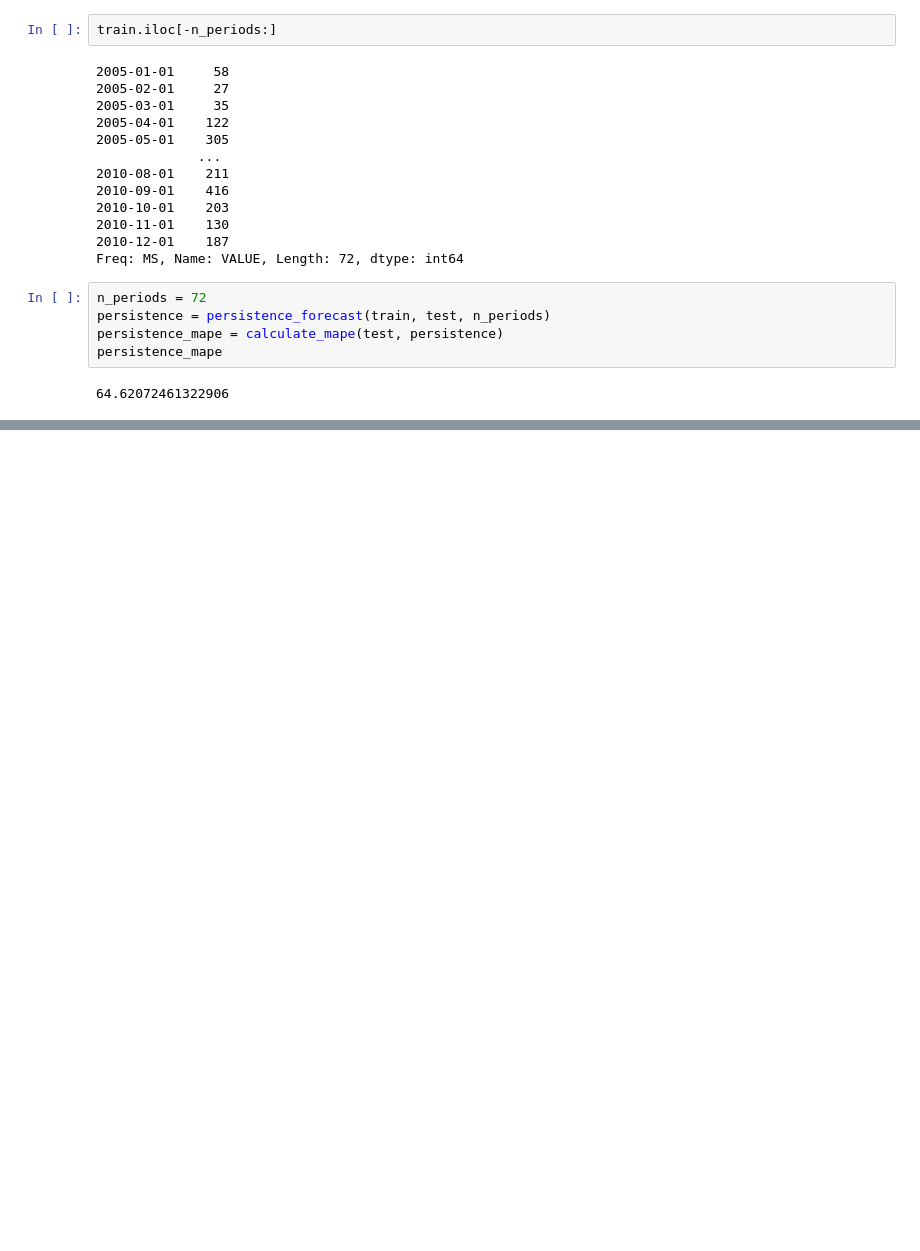
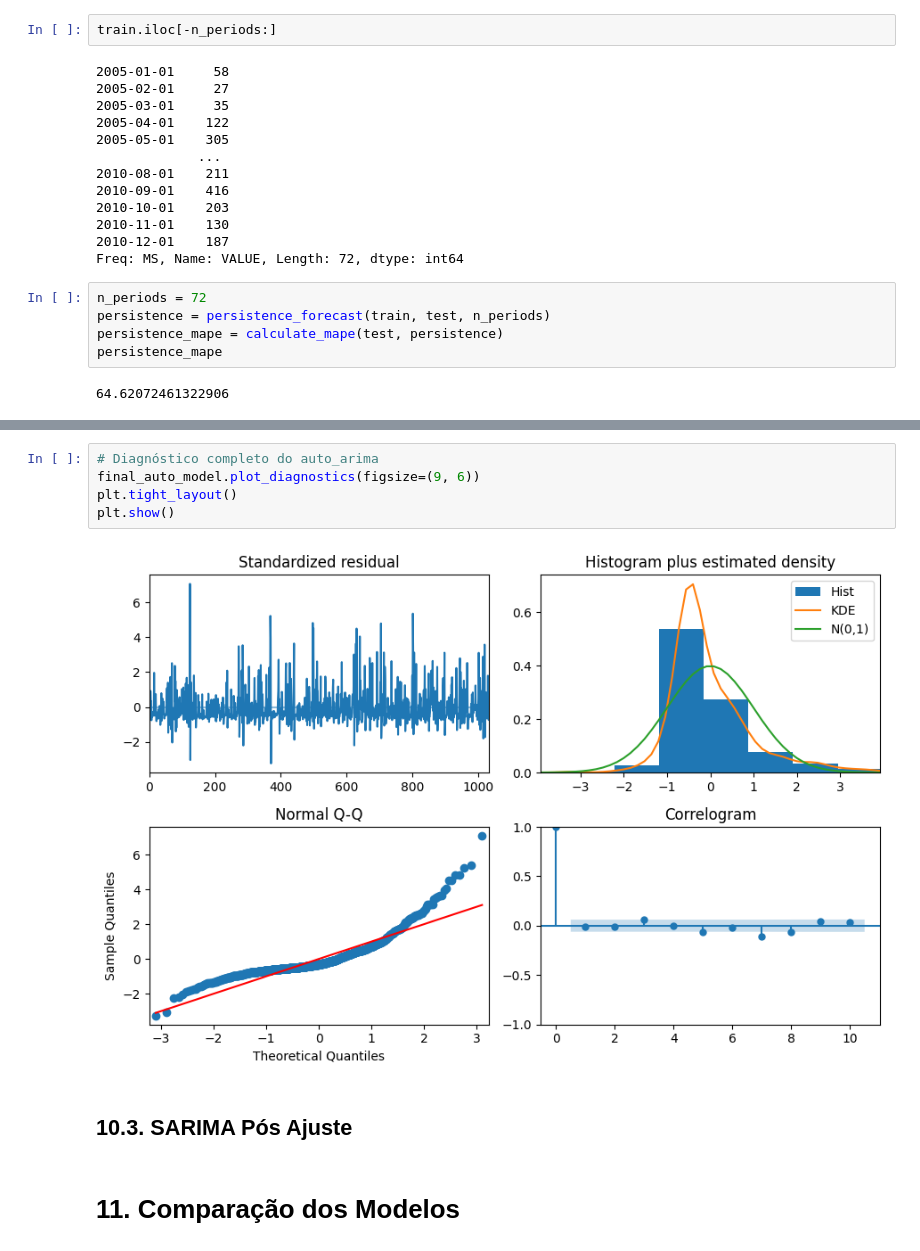
Before and after one commit to LucasMacieel/Modelagem_Analitica, a Jupyter notebook: passos_real_analysis.ipynb, the cells around one changed output, grey strips where cells are left out. Cells and saved outputs as stored; diff of their text form; blank space fills up the shorter version.

```diff
--- a/passos_real_analysis.ipynb
+++ b/passos_real_analysis.ipynb
@@ -677,0 +812,11 @@ persistence_mape
+# %%
+# Diagnóstico completo do auto_arima
+final_auto_model.plot_diagnostics(figsize=(9, 6))
+plt.tight_layout()
+plt.show()
+# %% [output]
+[figure, added]
+# %% [markdown]
+## 10.3. SARIMA Pós Ajuste
+# %% [markdown]
+# 11. Comparação dos Modelos
```
Also changed, not shown: parts of 9 cells of this notebook.
